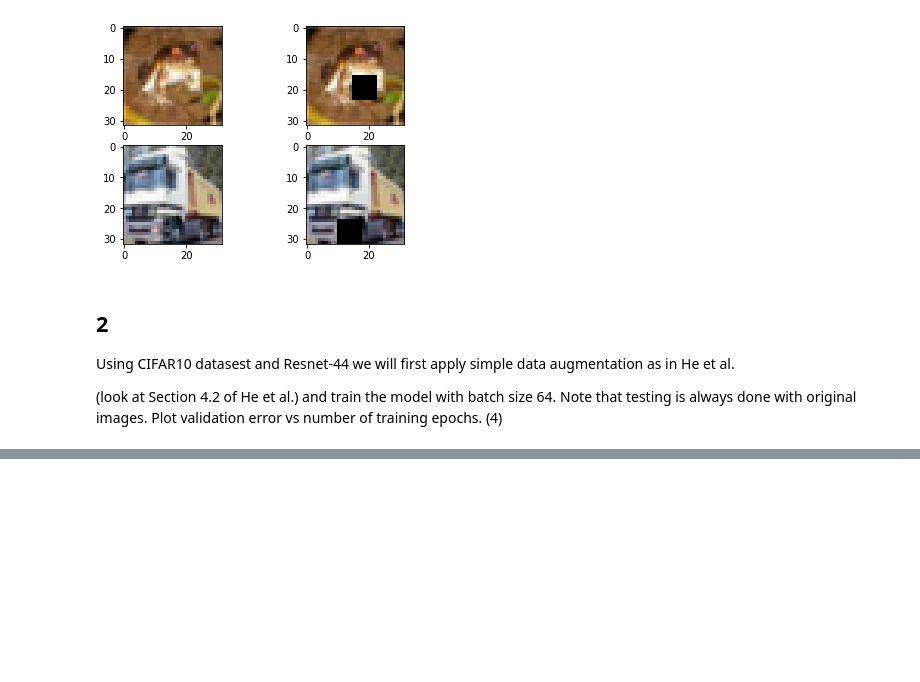
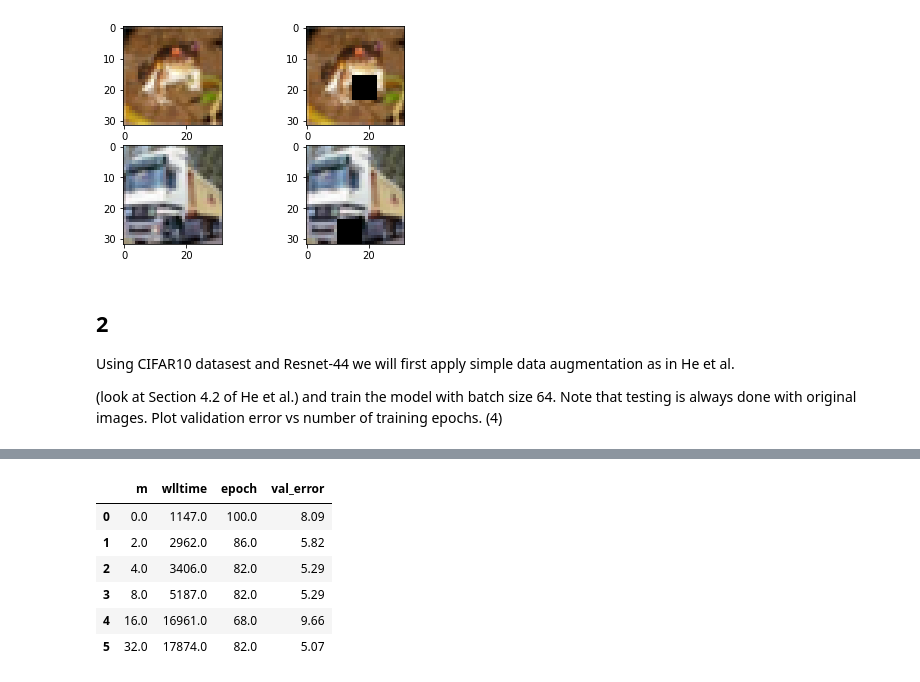
Before and after one commit to Xiang-Pan/NYU_DL_Sys, a Jupyter notebook: HW3/Problem4.ipynb, the cells around one changed output, grey strips where cells are left out. Drawn from its saved outputs; the diff is of its cells as text; code cells hidden in the pictures; blank space fills up the shorter version.

```diff
--- a/HW3/Problem4.ipynb
+++ b/HW3/Problem4.ipynb
@@ -158,0 +243,10 @@ lightning_module = ResNetLightningModule(batch_size=64, optimizer_name='SGD', au
+# %%
+df
+# %% [output]
+|  | m | wlltime | epoch | val_error |
+| 0 | 0.0 | 1147.0 | 100.0 | 8.09 |
+| 1 | 2.0 | 2962.0 | 86.0 | 5.82 |
+| 2 | 4.0 | 3406.0 | 82.0 | 5.29 |
+| 3 | 8.0 | 5187.0 | 82.0 | 5.29 |
+| 4 | 16.0 | 16961.0 | 68.0 | 9.66 |
+| 5 | 32.0 | 17874.0 | 82.0 | 5.07 |
```
Also changed, not shown: parts of 14 cells of this notebook, 47 other files.
